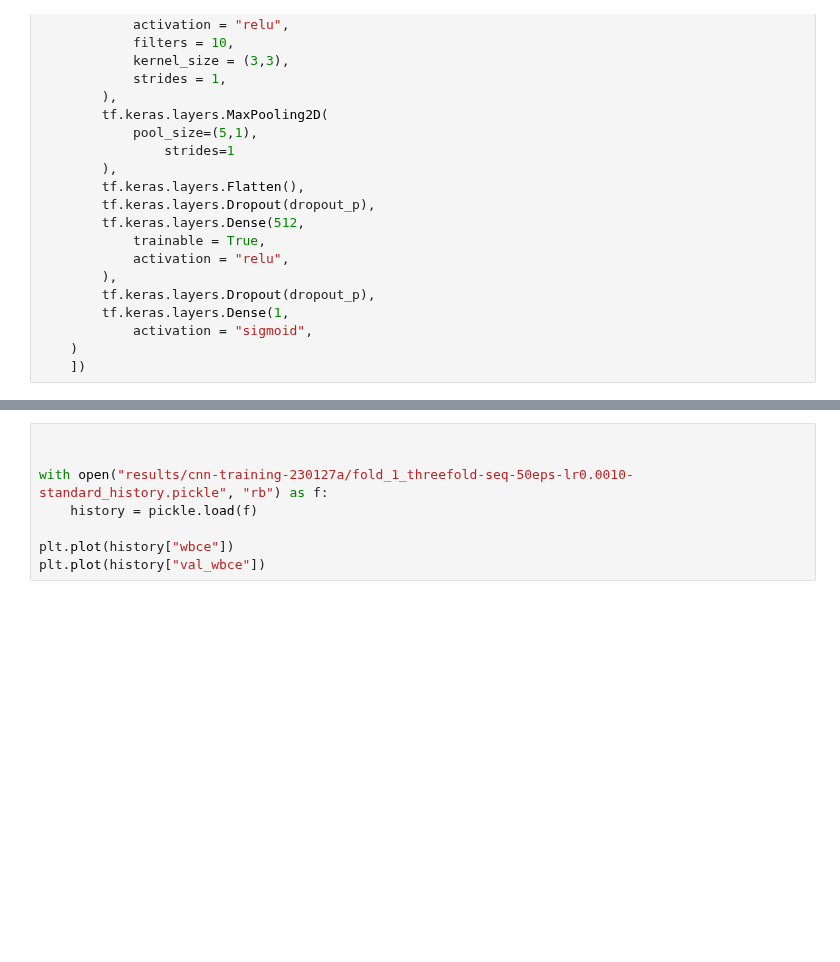
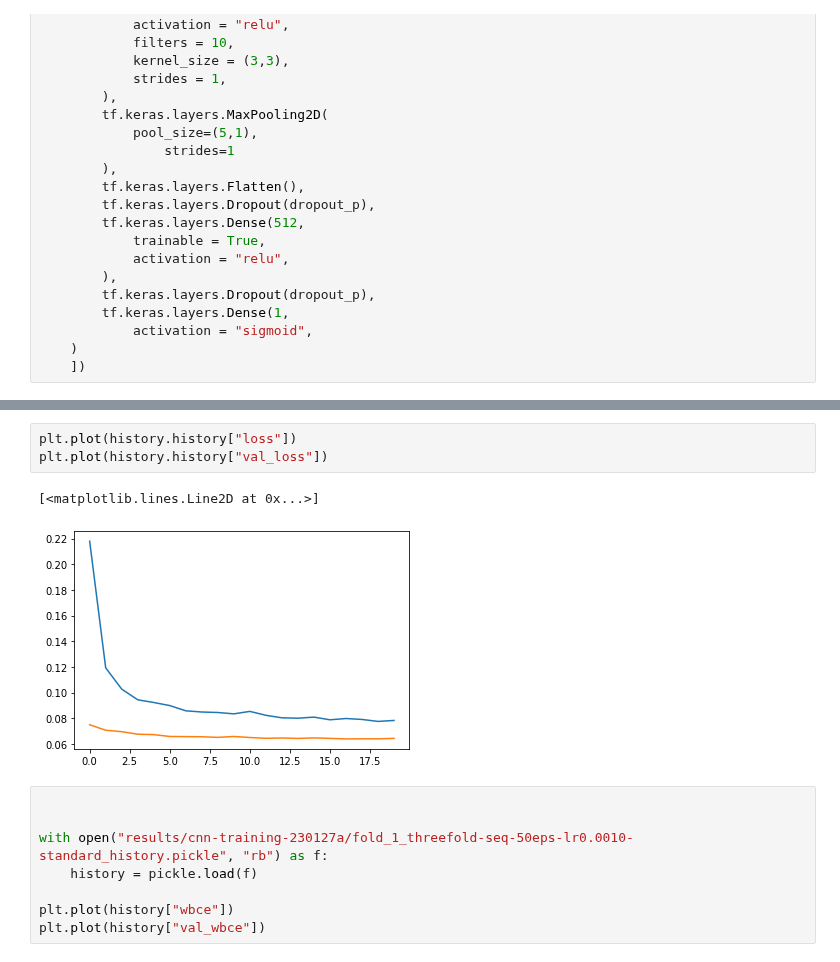
Before and after one commit to SimonFalk/beyondPianoRoll, a Jupyter notebook: flow.ipynb, the cells around one changed output, grey strips where cells are left out. Drawn from its saved outputs; the diff is of its cells as text; blank space fills up the shorter version.

```diff
--- a/flow.ipynb
+++ b/flow.ipynb
@@ -648,3 +624,9 @@ INFO:tensorflow:Assets written to: results/cnn-training-230202t/fold_0_refinedTo
+# %%
+plt.plot(history.history["loss"])
+plt.plot(history.history["val_loss"])
+# %% [output]
+[<matplotlib.lines.Line2D at 0x...>]
+[figure, added]
 # %%
 
 
```
Also changed, not shown: parts of 10 cells of this notebook.
